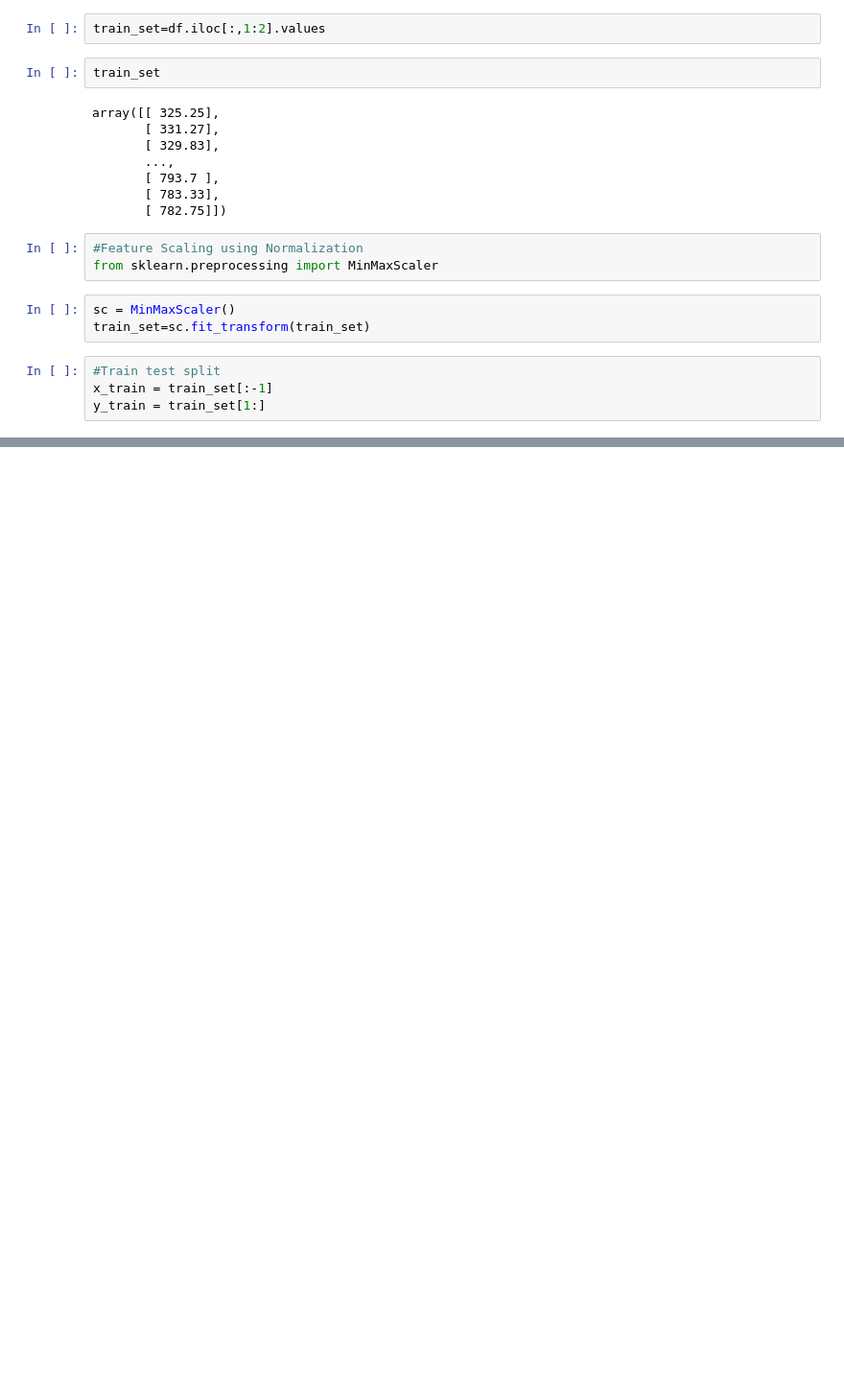
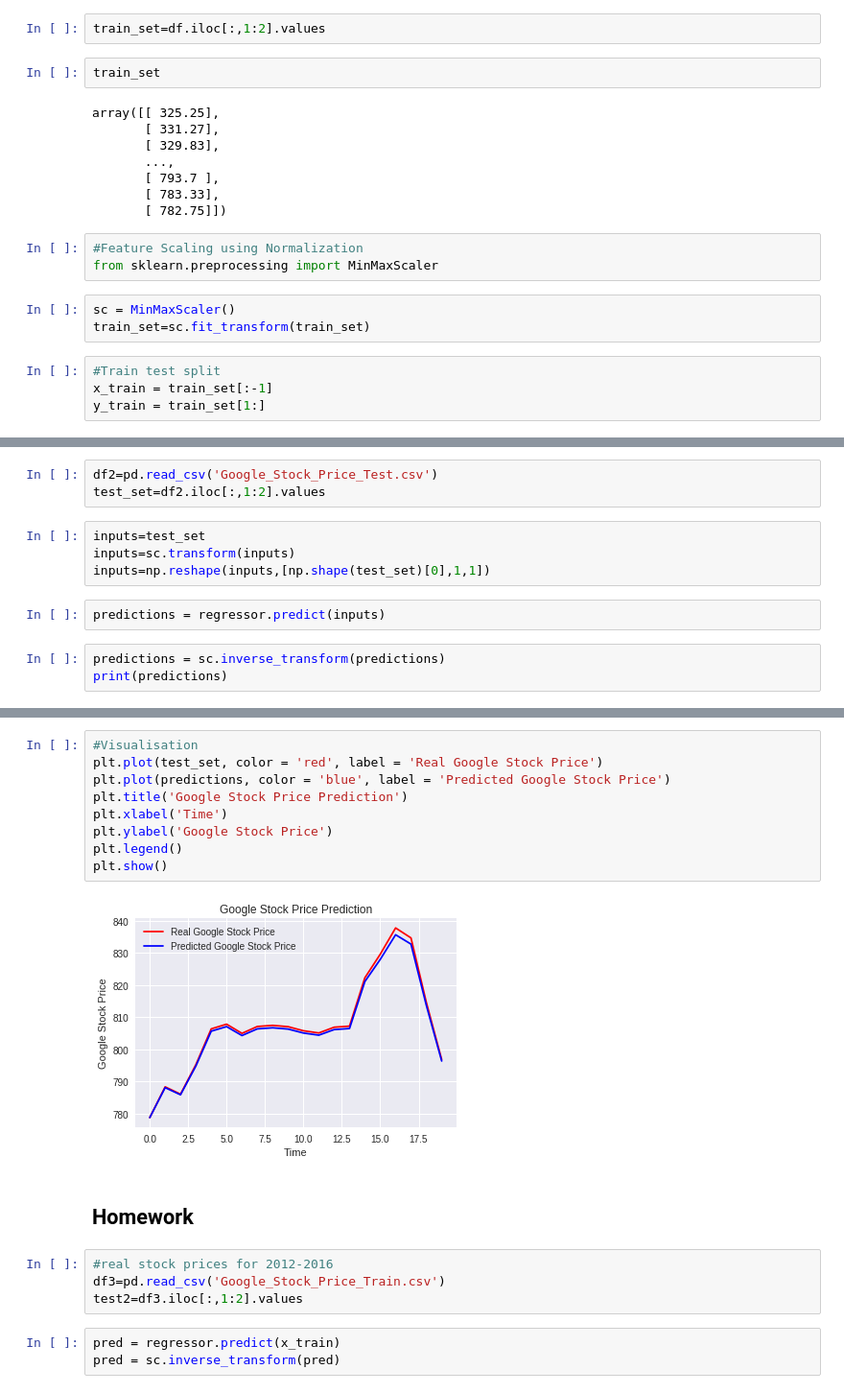
Before and after one commit to PramodShenoy/Deep-Learning-A-Z, a Jupyter notebook: Recurrent-Neural-Networks/Google Stock Prices.ipynb, the cells around one changed output, grey strips where cells are left out. Shown: that part at 96% size. Cells and saved outputs as stored; diff of their text form; blank space fills up the shorter version.

Commit message:
stock prediction done

```diff
--- a/Recurrent-Neural-Networks/Google Stock Prices.ipynb
+++ b/Recurrent-Neural-Networks/Google Stock Prices.ipynb
@@ -49,0 +87,12 @@ array([[ 0.09701243],
+# %%
+df2=pd.read_csv('Google_Stock_Price_Test.csv')
+test_set=df2.iloc[:,1:2].values
+# %%
+inputs=test_set
+inputs=sc.transform(inputs)
+inputs=np.reshape(inputs,[np.shape(test_set)[0],1,1])
+# %%
+predictions = regressor.predict(inputs)
+# %%
+predictions = sc.inverse_transform(predictions)
+print(predictions)
@@ -49,0 +120,20 @@ array([[ 0.09701243],
+# %%
+#Visualisation
+plt.plot(test_set, color = 'red', label = 'Real Google Stock Price')
+plt.plot(predictions, color = 'blue', label = 'Predicted Google Stock Price')
+plt.title('Google Stock Price Prediction')
+plt.xlabel('Time')
+plt.ylabel('Google Stock Price')
+plt.legend()
+plt.show()
+# %% [output]
+[figure, added]
+# %% [markdown]
+## Homework
+# %%
+#real stock prices for 2012-2016
+df3=pd.read_csv('Google_Stock_Price_Train.csv')
+test2=df3.iloc[:,1:2].values
+# %%
+pred = regressor.predict(x_train)
+pred = sc.inverse_transform(pred)
```
Also changed, not shown: parts of 12 cells of this notebook.
